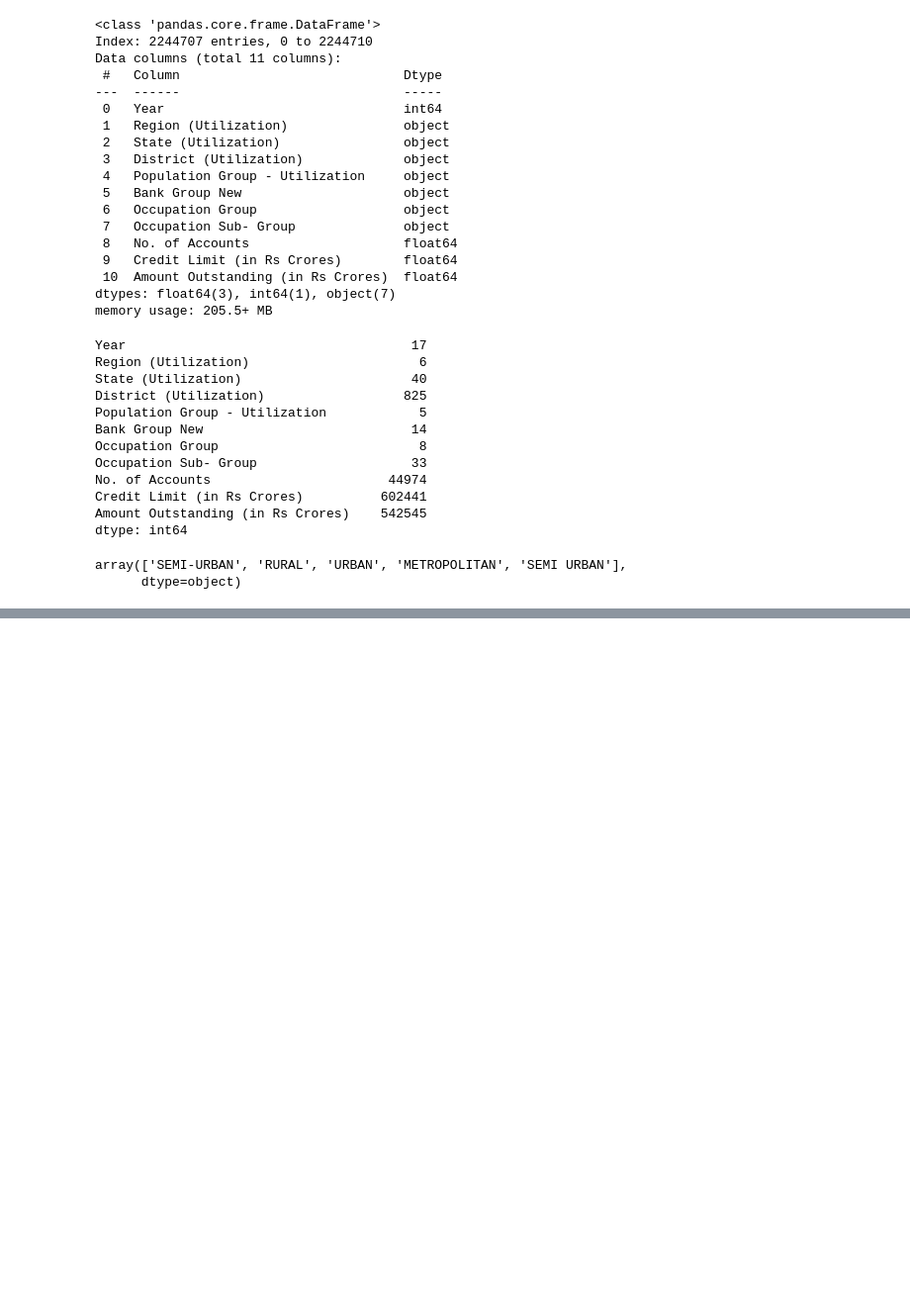
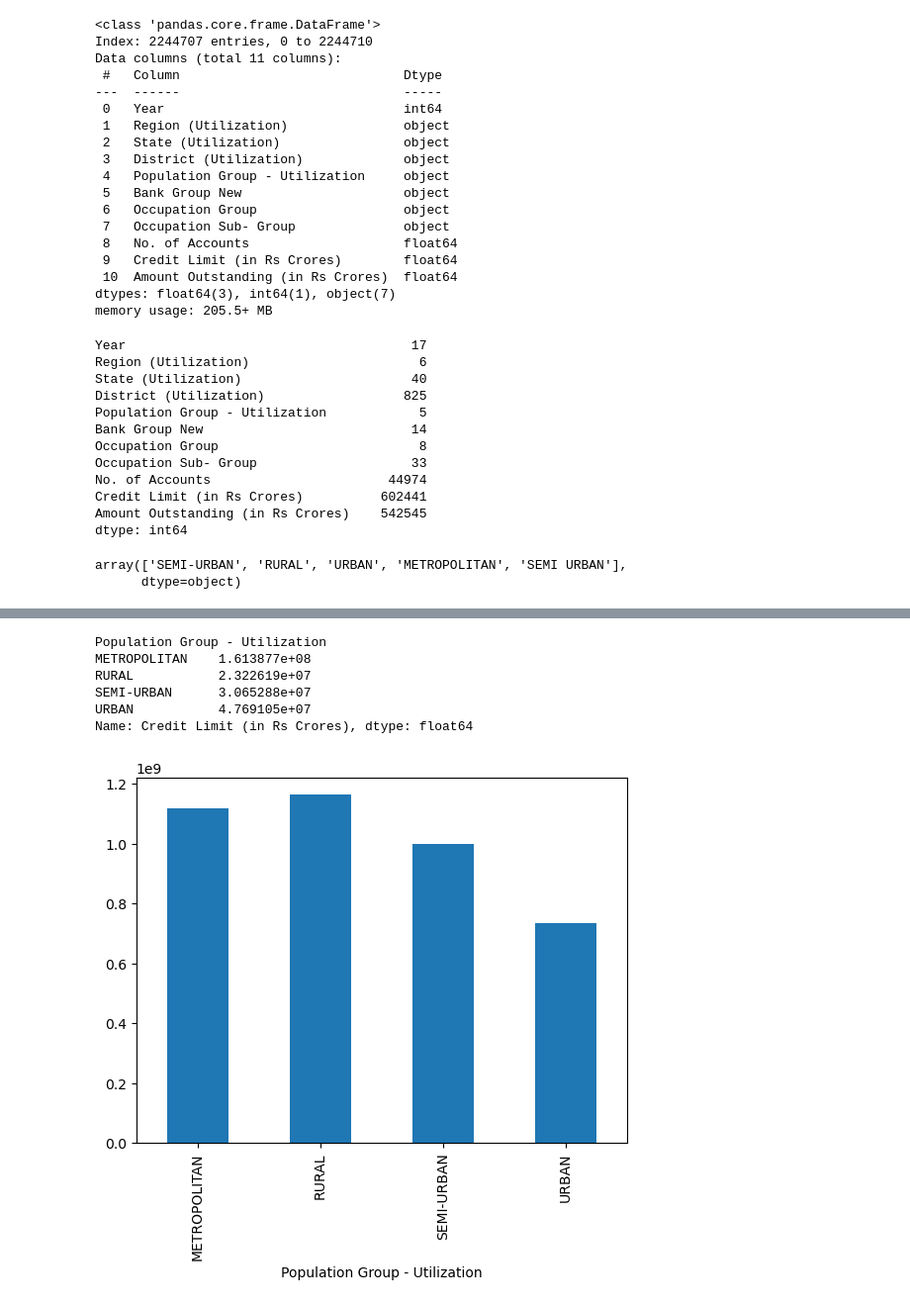
Before and after one commit to Aditi2612/financial-inclusion-india, a Jupyter notebook: 01_load_and_combine.ipynb, the cells around one changed output, grey strips where cells are left out. Shown at 99% size. Drawn from its saved outputs; the diff is of its cells as text; code cells hidden in the pictures; blank space fills up the shorter version.

Commit message:
Add files via upload
Add visualizations: accounts vs credit by population group (the inclusion gap)

```diff
--- a/01_load_and_combine.ipynb
+++ b/01_load_and_combine.ipynb
@@ -197,2 +208,17 @@ df.groupby('Population Group - Utilization')['No. of Accounts'].sum()
 # %%
-df.groupby('Population Group - Utilization')['Credit Limit'].sum()
+df.groupby('Population Group - Utilization')['Credit Limit (in Rs Crores)'].sum()
+# %% [output]
+Population Group - Utilization
+METROPOLITAN    1.613877e+08
+RURAL           2.322619e+07
+SEMI-URBAN      3.065288e+07
+URBAN           4.769105e+07
+Name: Credit Limit (in Rs Crores), dtype: float64
+# %%
+import matplotlib.pyplot as plt
+
+accounts = df.groupby('Population Group - Utilization')['No. of Accounts'].sum()
+accounts.plot(kind='bar')
+plt.show()
+# %% [output]
+[figure, added]
```
Also changed, not shown: parts of 5 cells of this notebook.
